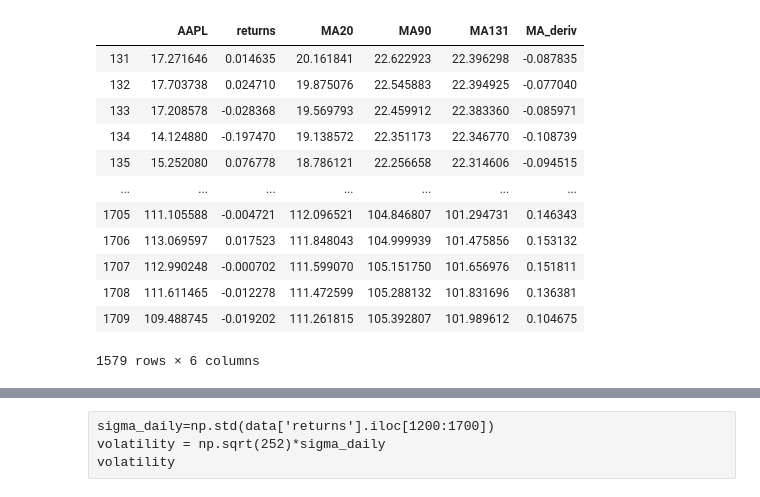
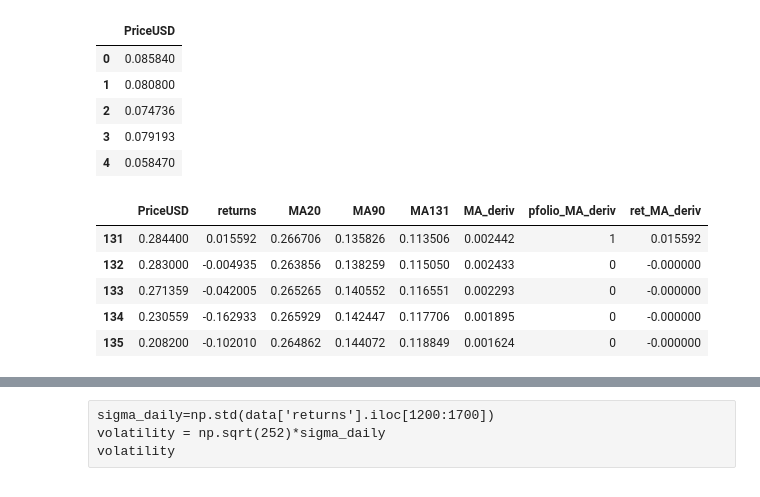
Before and after one commit to tazalex/trading_strat, a Jupyter notebook: MA_derivative_Strat.ipynb, the cells around one changed output, grey strips where cells are left out. Cells and saved outputs as stored; diff of their text form; code cells hidden in the pictures.

Commit message:
MA_derivative_Strat file change

```diff
--- a/MA_derivative_Strat.ipynb
+++ b/MA_derivative_Strat.ipynb
@@ -8,7 +8,15 @@ from sklearn.svm import SVC
 from sklearn.cluster import KMeans
 from sklearn.model_selection import train_test_split
 # %%
-df=pd.read_csv("./AAPL.csv")
+df=pd.read_csv("./btc.csv")
+df.head()
+# %% [output]
+|  | PriceUSD |
+| 0 | 0.085840 |
+| 1 | 0.080800 |
+| 2 | 0.074736 |
+| 3 | 0.079193 |
+| 4 | 0.058470 |
 # %%
 data = pd.DataFrame(df["PriceUSD"])
 data['returns'] = np.log(data/data.shift(1))
@@ -24,6 +32,6 @@ data_test
 data_train.dropna(inplace=True)
 data_test.dropna(inplace=True)
 """
-data = pd.DataFrame(df["AAPL"])
+data = pd.DataFrame(df["PriceUSD"])
 data['returns']=np.log(data/data.shift(1))
 # %%
@@ -31,31 +39,24 @@ data['returns']=np.log(data/data.shift(1))
 #data['returns'] = np.log(data/data.shift(1))
 # %%
-data['MA20']=data['AAPL'].rolling(window=20).mean()
-#data['MA30']=data['AAPL'].rolling(window=30).mean()
-#data['MA50']=data['MSFT'].rolling(window=50).mean()
-data['MA90']=data['AAPL'].rolling(window=90).mean()
-data['MA131']=data['AAPL'].rolling(window=131).mean()
+data['MA20']=data['PriceUSD'].rolling(window=20).mean()
+#data['MA30']=data['PriceUSD'].rolling(window=30).mean()
+#data['MA50']=data['PriceUSD'].rolling(window=50).mean()
+data['MA90']=data['PriceUSD'].rolling(window=90).mean()
+data['MA131']=data['PriceUSD'].rolling(window=131).mean()
 # %%
 data.dropna(inplace=True)
 # %%
 data['MA_deriv']=data['MA90']-data['MA90'].shift(1)
 # %%
 data.dropna(inplace=True)
-data
+data.head()
 # %% [output]
-|  | AAPL | returns | MA20 | MA90 | MA131 | MA_deriv |
-| 131 | 17.271646 | 0.014635 | 20.161841 | 22.622923 | 22.396298 | -0.087835 |
-| 132 | 17.703738 | 0.024710 | 19.875076 | 22.545883 | 22.394925 | -0.077040 |
-| 133 | 17.208578 | -0.028368 | 19.569793 | 22.459912 | 22.383360 | -0.085971 |
-| 134 | 14.124880 | -0.197470 | 19.138572 | 22.351173 | 22.346770 | -0.108739 |
-| 135 | 15.252080 | 0.076778 | 18.786121 | 22.256658 | 22.314606 | -0.094515 |
-| ... | ... | ... | ... | ... | ... | ... |
-| 1705 | 111.105588 | -0.004721 | 112.096521 | 104.846807 | 101.294731 | 0.146343 |
-| 1706 | 113.069597 | 0.017523 | 111.848043 | 104.999939 | 101.475856 | 0.153132 |
-| 1707 | 112.990248 | -0.000702 | 111.599070 | 105.151750 | 101.656976 | 0.151811 |
-| 1708 | 111.611465 | -0.012278 | 111.472599 | 105.288132 | 101.831696 | 0.136381 |
-| 1709 | 109.488745 | -0.019202 | 111.261815 | 105.392807 | 101.989612 | 0.104675 |
+|  | PriceUSD | returns | MA20 | MA90 | MA131 | MA_deriv | pfolio_MA_deriv | ret_MA_deriv |
+| 131 | 0.284400 | 0.015592 | 0.266706 | 0.135826 | 0.113506 | 0.002442 | 1 | 0.015592 |
+| 132 | 0.283000 | -0.004935 | 0.263856 | 0.138259 | 0.115050 | 0.002433 | 0 | -0.000000 |
+| 133 | 0.271359 | -0.042005 | 0.265265 | 0.140552 | 0.116551 | 0.002293 | 0 | -0.000000 |
+| 134 | 0.230559 | -0.162933 | 0.265929 | 0.142447 | 0.117706 | 0.001895 | 0 | -0.000000 |
+| 135 | 0.208200 | -0.102010 | 0.264862 | 0.144072 | 0.118849 | 0.001624 | 0 | -0.000000 |
-1579 rows × 6 columns
 # %%
 print(data['MA_deriv'].mean())
 # %% [output]
```
Also changed, not shown: parts of 10 cells of this notebook.
